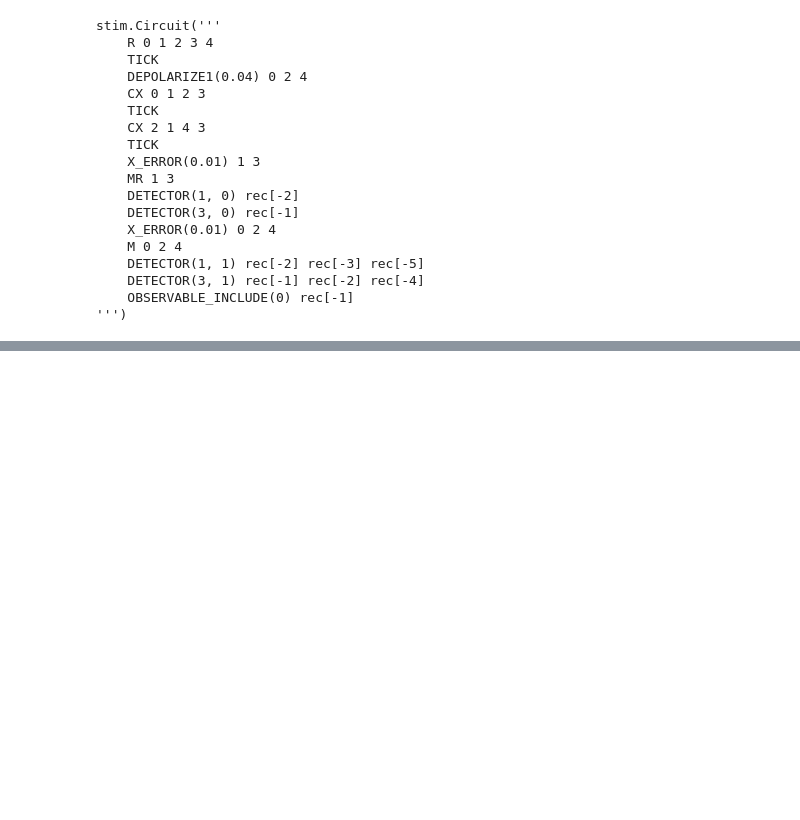
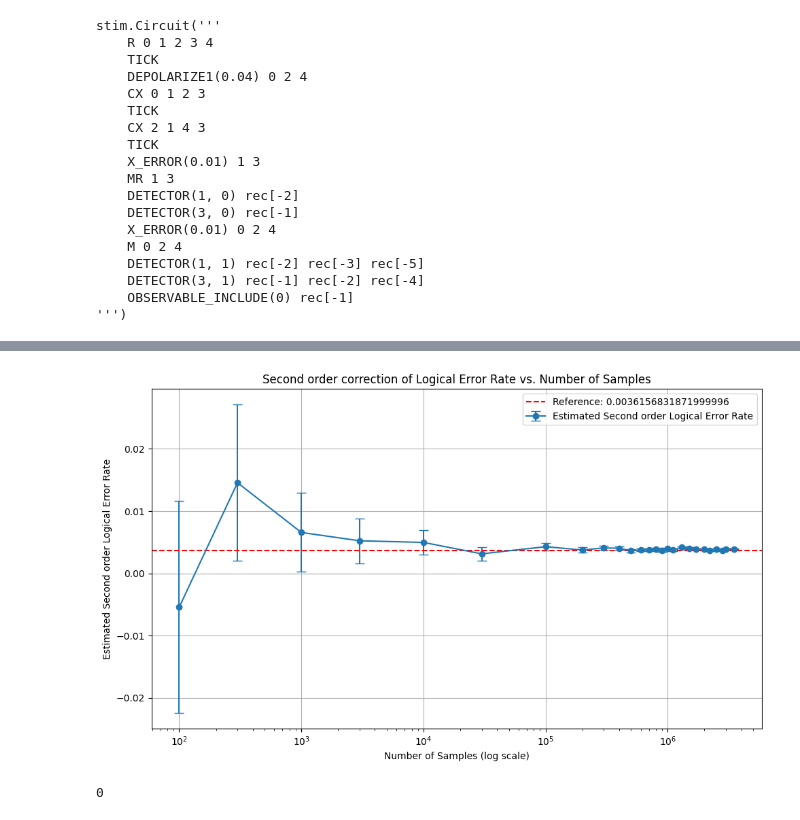
Before and after one commit to yezhuoyang/FTVerification, a Jupyter notebook: test.ipynb, the cells around one changed output, grey strips where cells are left out. Drawn from its saved outputs; the diff is of its cells as text; code cells hidden in the pictures; blank space fills up the shorter version.

```diff
--- a/test.ipynb
+++ b/test.ipynb
@@ -1707,0 +1822,2 @@ with open('diagram.svg', 'w') as f:
+# %%
+detector_error_model = circuit.detector_error_model(decompose_errors=False)
@@ -1707,0 +1845,64 @@ with open('diagram.svg', 'w') as f:
+# %%
+import stim
+import pymatching
+import numpy as np
+import matplotlib.pyplot as plt
+
+def count_logical_errors(circuit: stim.Circuit, num_shots: int) -> int:
+    sampler = circuit.compile_detector_sampler()
+    detection_events, observable_flips = sampler.sample(num_shots, separate_observables=True)
+    detector_error_model = circuit.detector_error_model(decompose_errors=False)
+    matcher = pymatching.Matching.from_detector_error_model(detector_error_model)
+    predictions = matcher.decode_batch(detection_events)
+
+    num_errors = 0
+    for shot in range(num_shots):
+        actual_for_shot = observable_flips[shot]
+        predicted_for_shot = predictions[shot]
+        if not np.array_equal(actual_for_shot, predicted_for_shot):
+            num_errors += 1
+    return num_errors
+
+circuit = stim.Circuit(
+'''
+X_ERROR(0.02) 0 1 2 3 4
+CX 0 3
+CX 1 3
+X_ERROR(0.02) 0 1
+CX 1 4
+CX 2 4
+M 3
+DETECTOR(1, 0) rec[-1]
+M 4
+DETECTOR(2, 0) rec[-1]
+M 0
+OBSERVABLE_INCLUDE(0) rec[-1]
+'''
+)
+
+sample_sizes = [100, 300, 1000, 3000, 10000, 30000, 100000,200000,300000,400000,500000,600000,700000,800000,900000,1000000,1100000,1300000,1500000,1700000,2000000,2200000,2500000,2800000,3000000,3500000]
+logical_error_rates = []
+std_devs = []
+p=0.02
+for shots in sample_sizes:
+    errors = count_logical_errors(circuit, shots)
+    rate = errors / shots
+    std = np.sqrt(rate * (1 - rate) / shots)
+    logical_error_rates.append(rate-2*p*(1-p)**6)
+    std_devs.append(std)
+
+plt.figure(figsize=(10, 6))
+plt.errorbar(sample_sizes, logical_error_rates, yerr=std_devs, fmt='-o', capsize=5, label='Estimated Second order Logical Error Rate')
+plt.axhline(y=10*p**2*(1-p)**5, color='red', linestyle='--', linewidth=1.5, label=f'Reference: {10*p**2*(1-p)**5}')
+
+plt.xscale('log')
+plt.xlabel("Number of Samples (log scale)")
+plt.ylabel("Estimated Second order Logical Error Rate")
+
+plt.title("Second order correction of Logical Error Rate vs. Number of Samples")
+plt.grid(True)
+plt.legend()
+plt.tight_layout()
+plt.savefig("second_logical_error_rate.png", dpi=300)  # Save as PNG
+# %% [output]
+[figure, added]
@@ -1707,0 +1937,4 @@ with open('diagram.svg', 'w') as f:
+# %%
+predictions.sum()
+# %% [output]
+0
```
Also changed, not shown: parts of 9 cells of this notebook, 32 other files.
